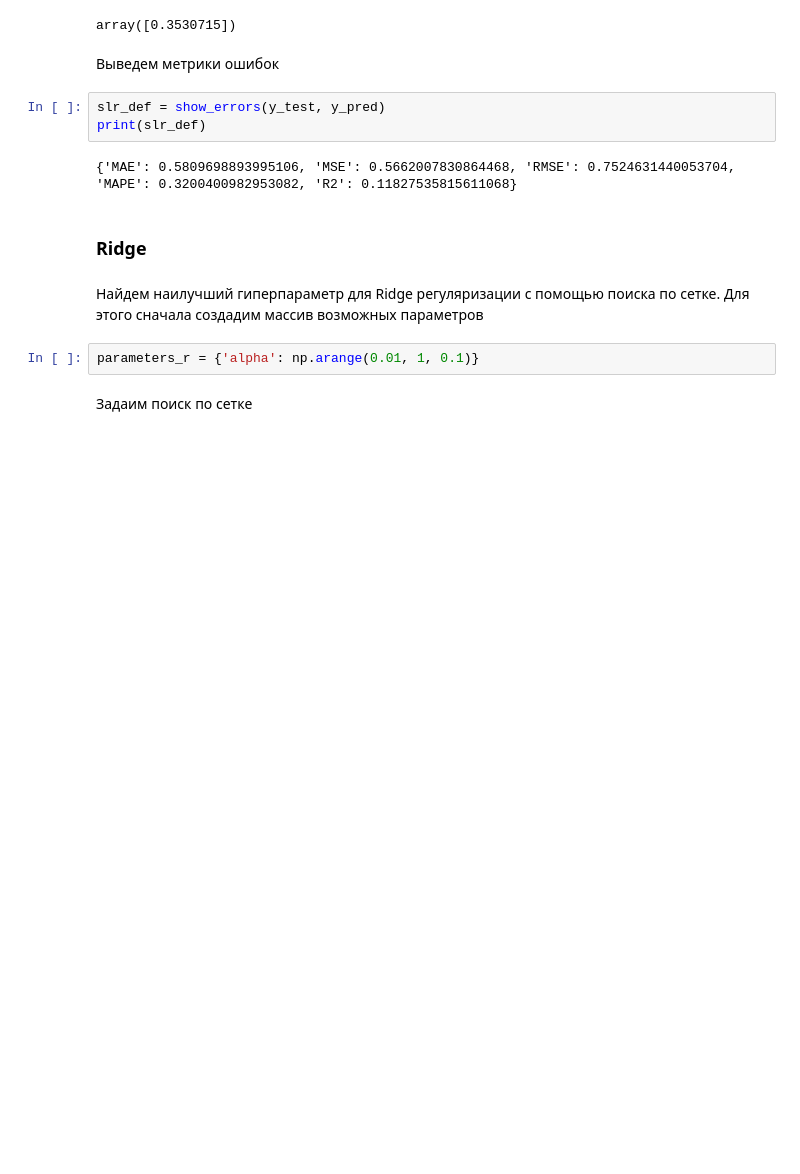
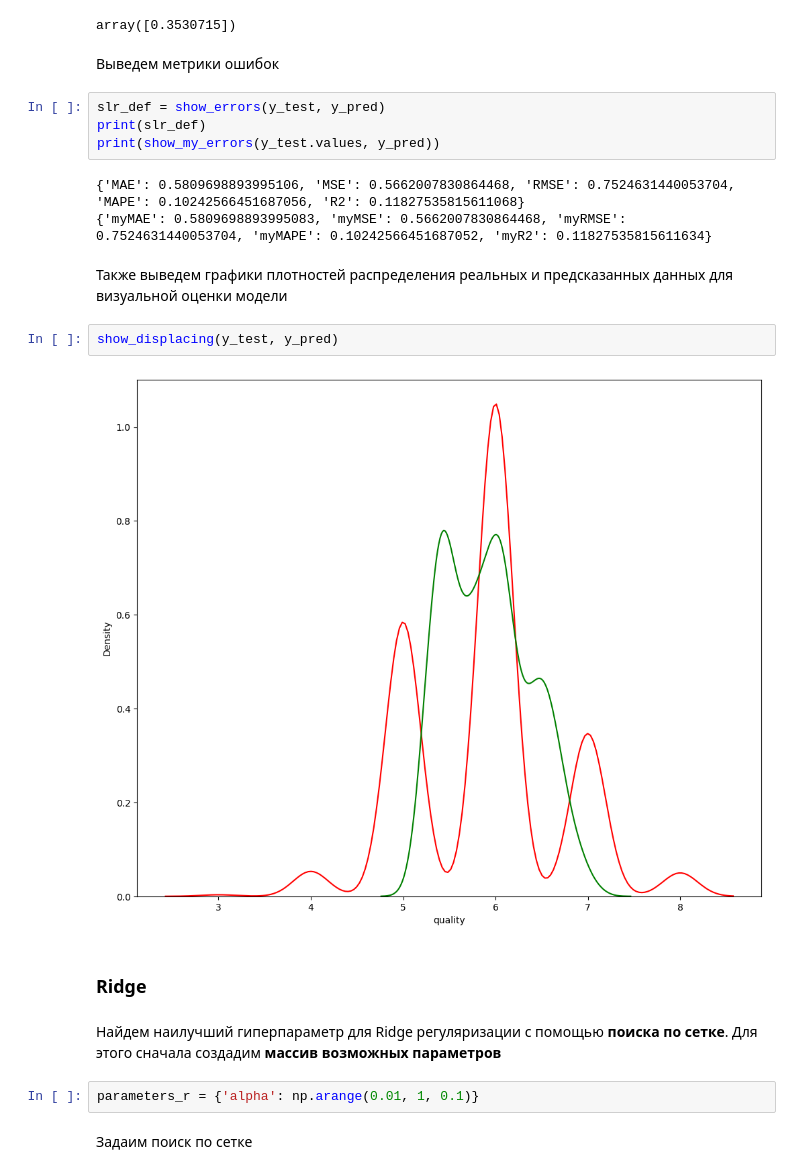
Before and after one commit to Kirillex22/Machine-Learning, a Jupyter notebook: notebooks/Lab3.ipynb, the cells around one changed output. Cells and saved outputs as stored; diff of their text form; blank space fills up the shorter version.

```diff
--- a/notebooks/Lab3.ipynb
+++ b/notebooks/Lab3.ipynb
@@ -178,12 +210,20 @@ array([0.3530715])
 # %%
 slr_def = show_errors(y_test, y_pred)
 print(slr_def)
+print(show_my_errors(y_test.values, y_pred))
 # %% [output]
-{'MAE': 0.5809698893995106, 'MSE': 0.5662007830864468, 'RMSE': 0.7524631440053704, 'MAPE': 0.3200400982953082, 'R2': 0.11827535815611068}
+{'MAE': 0.5809698893995106, 'MSE': 0.5662007830864468, 'RMSE': 0.7524631440053704, 'MAPE': 0.10242566451687056, 'R2': 0.11827535815611068}
+{'myMAE': 0.5809698893995083, 'myMSE': 0.5662007830864468, 'myRMSE': 0.7524631440053704, 'myMAPE': 0.10242566451687052, 'myR2': 0.11827535815611634}
+# %% [markdown]
+Также выведем графики плотностей распределения реальных и предсказанных данных для визуальной оценки модели
+# %%
+show_displacing(y_test, y_pred)
+# %% [output]
+[figure, added]
 # %% [markdown]
 ### Ridge
 # %% [markdown]
-Найдем наилучший гиперпараметр для Ridge регуляризации с помощью поиска по сетке. Для этого сначала создадим массив возможных параметров
+Найдем наилучший гиперпараметр для Ridge регуляризации с помощью **поиска по сетке**. Для этого сначала создадим **массив возможных параметров**
 # %%
 parameters_r = {'alpha': np.arange(0.01, 1, 0.1)}
 # %% [markdown]
```
Also changed, not shown: parts of 63 cells of this notebook, 1 other file.
